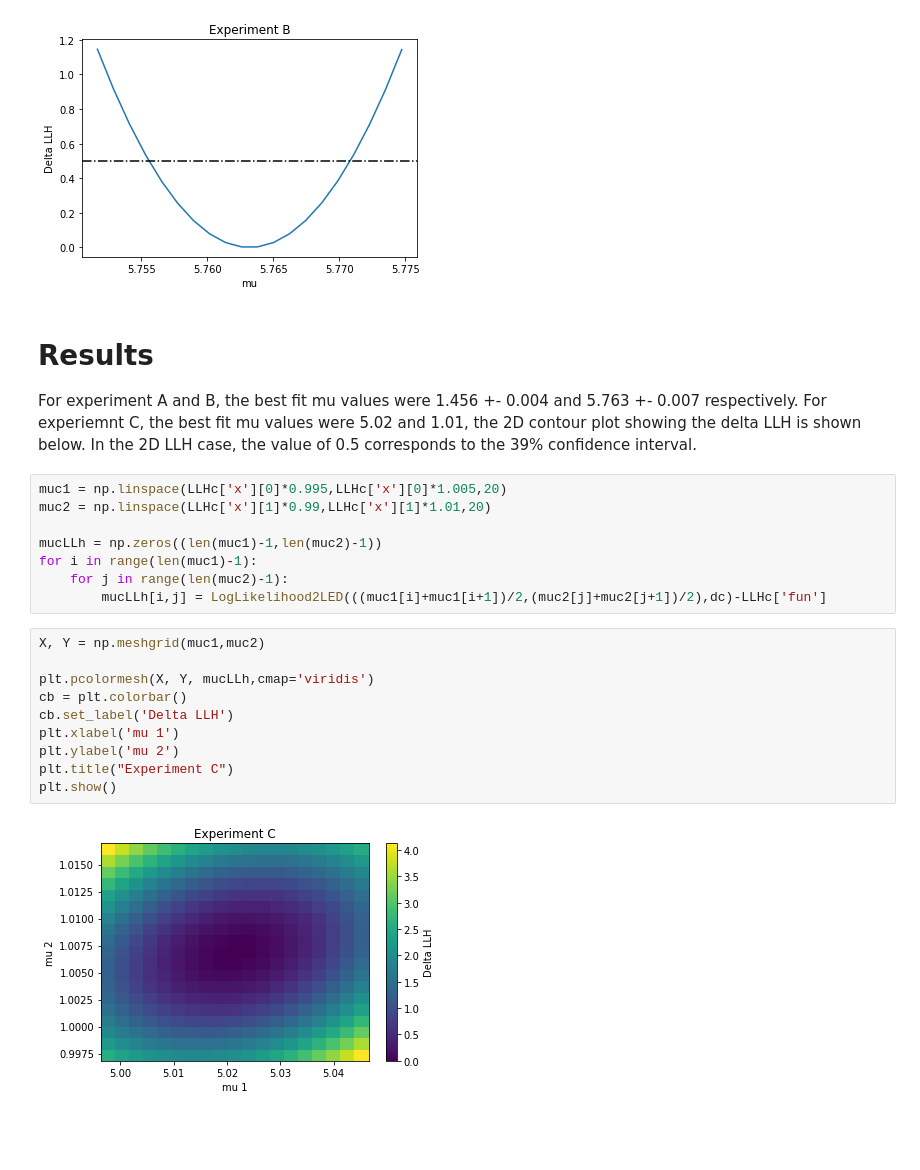
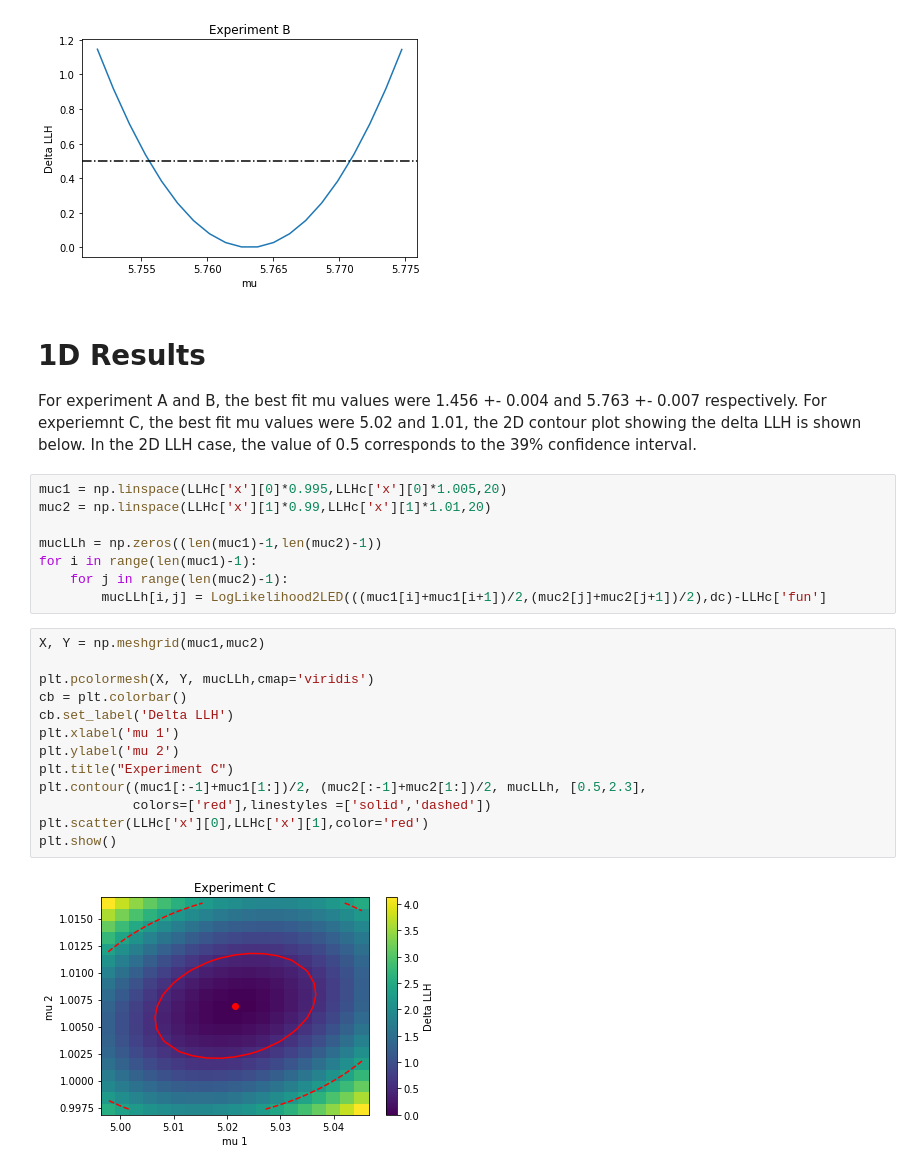
Before and after one commit to ljwille/LLHExample, a Jupyter notebook: LogLikelihood.ipynb, the cells around one changed output. Cells and saved outputs as stored; diff of their text form; blank space fills up the shorter version.

Commit message:
Updated 2d results

```diff
--- a/LogLikelihood.ipynb
+++ b/LogLikelihood.ipynb
@@ -172,7 +172,7 @@ plt.show()
 # %% [output]
 [figure]
 # %% [markdown]
-# Results
+# 1D Results
 For experiment A and B, the best fit mu values were 1.456 +- 0.004 and  5.763 +- 0.007 respectively. For experiemnt C, the best fit mu values were 5.02 and 1.01, the 2D contour plot showing the delta LLH is shown below. In the 2D LLH case, the value of 0.5 corresponds to the 39% confidence interval.
 # %%
 muc1 = np.linspace(LLHc['x'][0]*0.995,LLHc['x'][0]*1.005,20)
@@ -185,12 +185,15 @@ for i in range(len(muc1)-1):
 # %%
 X, Y = np.meshgrid(muc1,muc2)
 
 plt.pcolormesh(X, Y, mucLLh,cmap='viridis')
 cb = plt.colorbar()
 cb.set_label('Delta LLH')
 plt.xlabel('mu 1')
 plt.ylabel('mu 2')
 plt.title("Experiment C")
+plt.contour((muc1[:-1]+muc1[1:])/2, (muc2[:-1]+muc2[1:])/2, mucLLh, [0.5,2.3],
+            colors=['red'],linestyles =['solid','dashed'])
+plt.scatter(LLHc['x'][0],LLHc['x'][1],color='red')
 plt.show()
 # %% [output]
-[figure, old version]
+[figure, new version]
```
Also changed, not shown: parts of 2 cells of this notebook, 1 other file.
